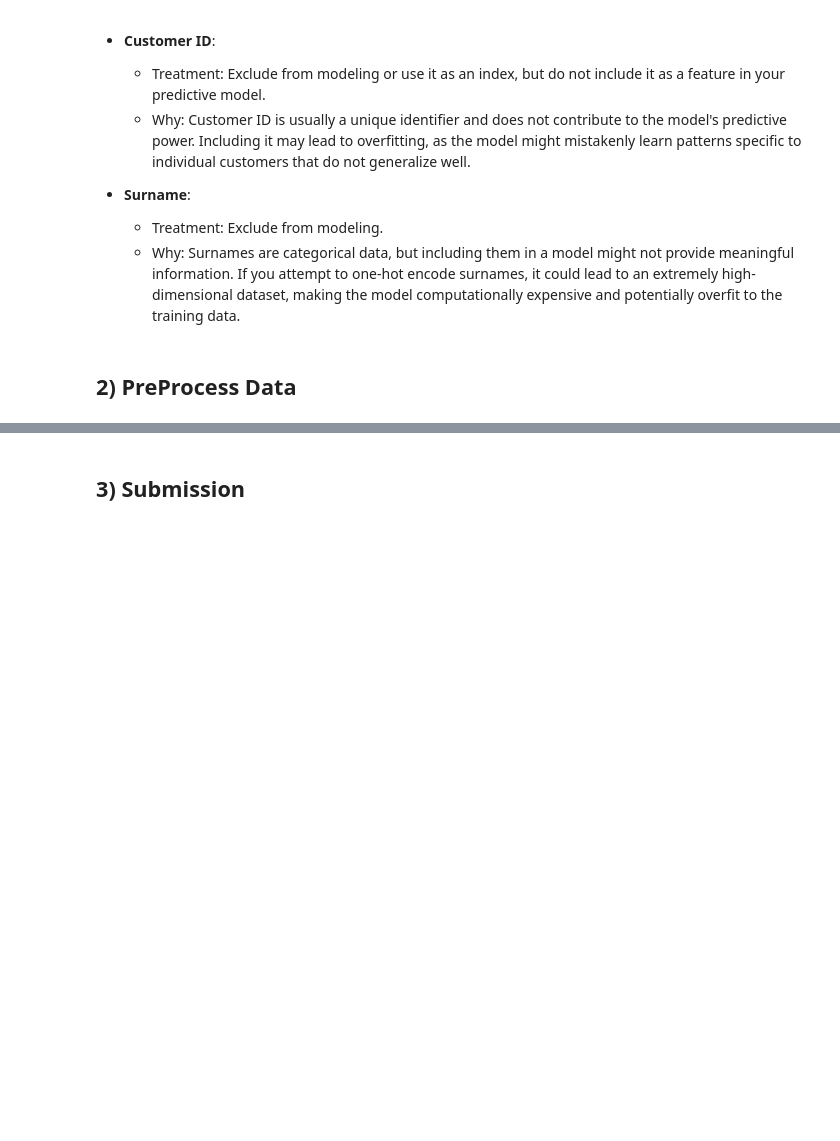
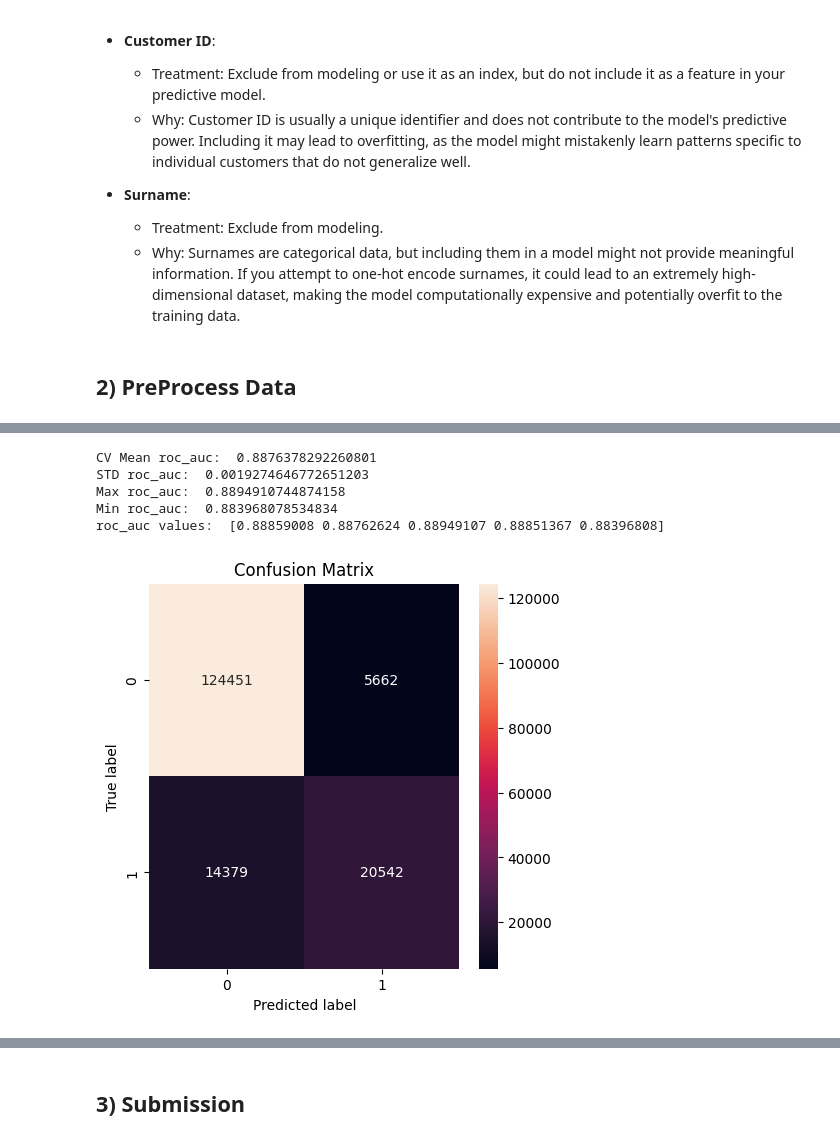
Before and after one commit to RuiFSP/Kaggle, a Jupyter notebook: Playground_Series_S4/1-Binary Classification with a Bank Churn Dataset/bank_churn_optimize.ipynb, the cells around one changed output, grey strips where cells are left out. Drawn from its saved outputs; the diff is of its cells as text; code cells hidden in the pictures; blank space fills up the shorter version.

```diff
--- a/Playground_Series_S4/1-Binary Classification with a Bank Churn Dataset/bank_churn_optimize.ipynb
+++ b/Playground_Series_S4/1-Binary Classification with a Bank Churn Dataset/bank_churn_optimize.ipynb
@@ -345,3 +336,17 @@ def plot_learning_curve(model, X, y, cv=cv, scoring='roc_auc'):
     plt.title('Learning curve')
     plt.legend()
     plt.show()
+# %%
+#plot cross validation
+cross_validation(clf, train_df, train_df['Exited'])
+# %% [output]
+CV Mean roc_auc:  0.8876378292260801
+STD roc_auc:  0.0019274646772651203
+Max roc_auc:  0.8894910744874158
+Min roc_auc:  0.883968078534834
+roc_auc values:  [0.88859008 0.88762624 0.88949107 0.88851367 0.88396808]
+# %%
+#plot confusion matrix
+plot_confusion_matrix(train_df['Exited'], clf.predict(train_df))
+# %% [output]
+[figure, added]
```
Also changed, not shown: parts of 12 cells of this notebook, 2 other files.
